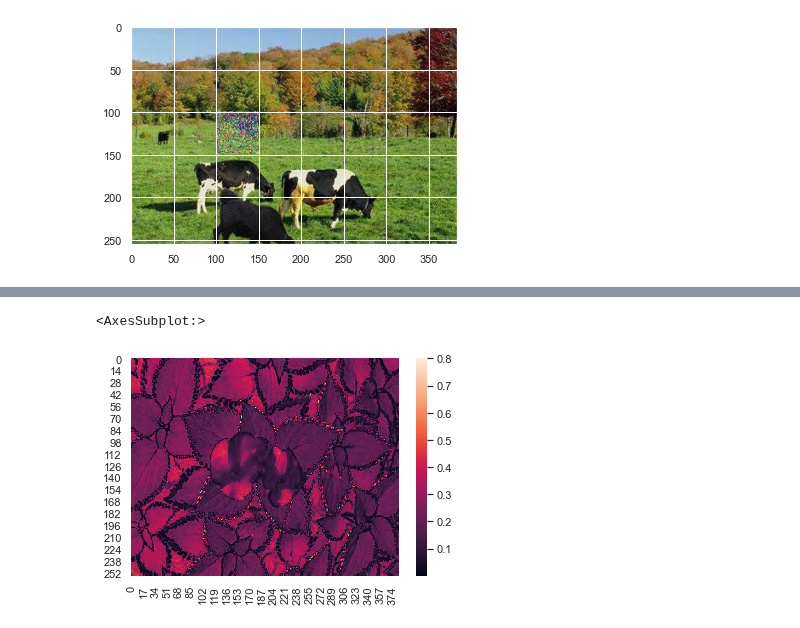
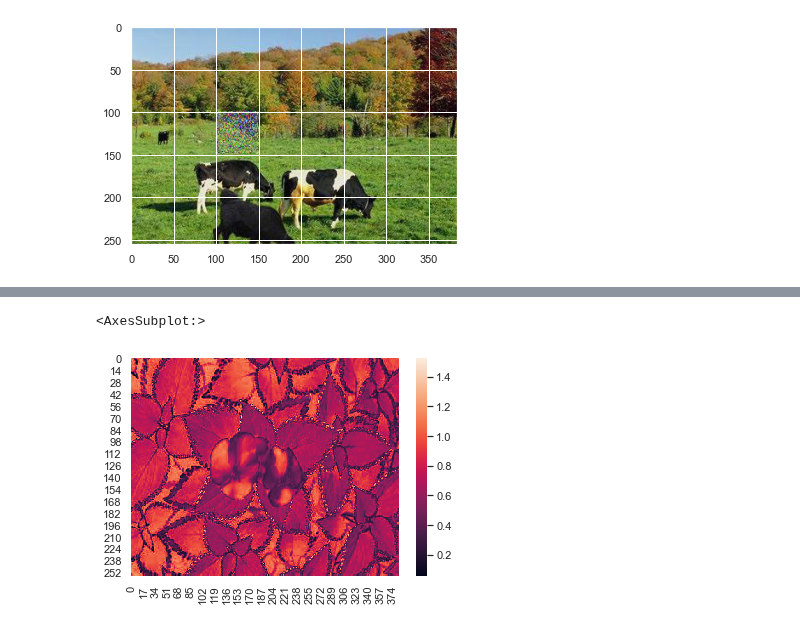
Before and after one commit to geoffroyO/sVae, a Jupyter notebook: src/img_test/test_results.ipynb, the cells around one changed output, grey strips where cells are left out. Drawn from its saved outputs; the diff is of its cells as text; code cells hidden in the pictures.

Commit message:
image test

```diff
--- a/src/img_test/test_results.ipynb
+++ b/src/img_test/test_results.ipynb
@@ -23,6 +38,6 @@ plt.imshow(features)
 # %%
-error = np.sum(np.absolute(reconstruction-features)**2, axis=-1)
+error = np.load("./1_error.npy")
 sns.heatmap(error)
 # %% [output]
 <AxesSubplot:>
-[figure, old version]
+[figure, new version]
```
Also changed, not shown: parts of 2 cells of this notebook, 1 other file.
